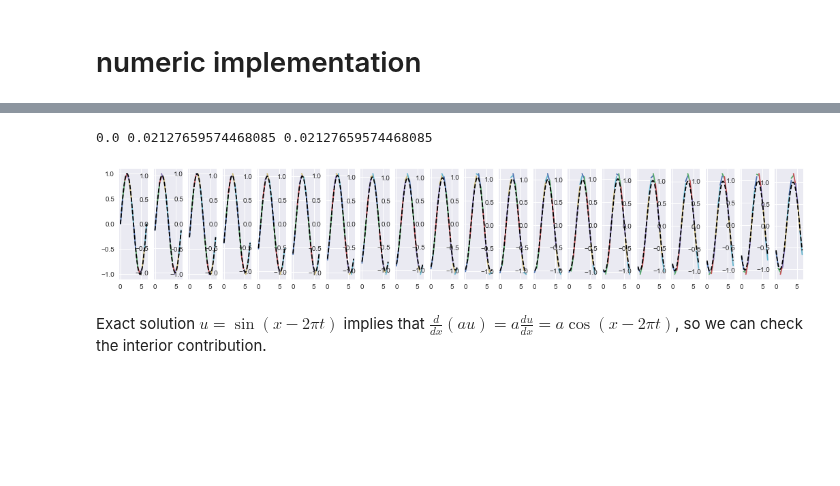
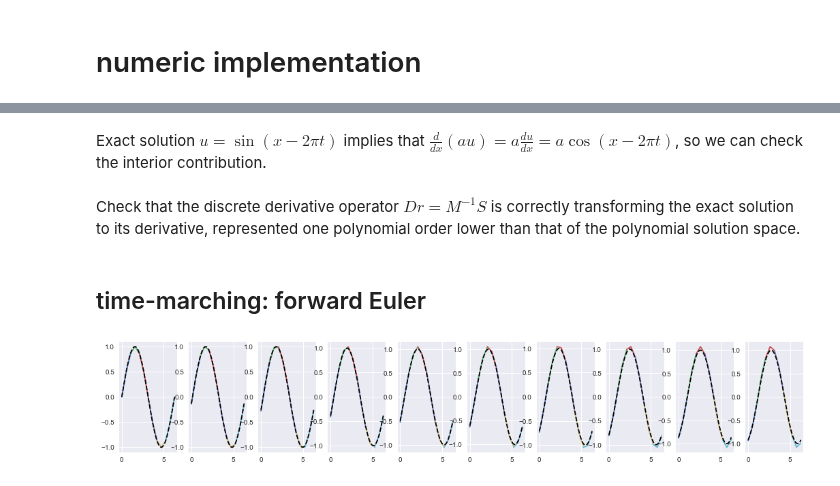
Before and after one commit to CorbinFoucart/FEMexperiment, a Jupyter notebook: codes/tutorial/1D_app_DG_linear_advection.ipynb, the cells around one changed output, grey strips where cells are left out. Saved outputs shown, nothing was run; the diff lists cells and outputs as text; code cells hidden in the pictures; blank space fills up the shorter version.

Commit message:
animated plots in 1D_linear_advection_app

```diff
--- a/codes/tutorial/1D_app_DG_linear_advection.ipynb
+++ b/codes/tutorial/1D_app_DG_linear_advection.ipynb
@@ -112,0 +95,11 @@ rk4c = np.array([
+# %%
+p = 2
+n_elm = 6
+mesh = MSH.Mesh1D(P=np.linspace(0, 2*π, n_elm+1))
+master = M1D.Master1D(p=p)
+dofh = DOFH.DG_DOFHandler1D(mesh, master)
+
+# temporary adapter to mesh
+mapdgn = np.zeros((dofh.dgnodes.shape[0], 1, dofh.dgnodes.shape[1]))
+mapdgn[:,0,:] = dofh.dgnodes
+_map = MAP.Isoparametric_Mapping(master=[master], dgnodes=[mapdgn], map_nodes='NODAL')
@@ -121,0 +119,14 @@ def plot_solution(ax, u, dofh):
+# %%
+u0 = np.sin(dofh.dgnodes)
+xx = np.linspace(0, 2*π, 100)
+fig = plt.figure(figsize=(10,3))
+
+ax = fig.add_subplot(1, 2, 1)
+ax = plot_solution(ax, u0, dofh)
+ax.plot(xx, np.sin(xx - 2*π*0), 'k--')
+
+ax = fig.add_subplot(1, 2, 2)
+dudx =  np.dot(1./_map._detJ[0][0,0]*master.Minv, np.dot(master.S, u0))
+ax = plot_solution(ax, dudx, dofh)
+ax.plot(xx, np.cos(xx - 2*π*0), 'k--')
+plt.show()
@@ -155,7 +170,7 @@ def advect_rhs_1D(u, t, a, master, _map, dofh, flux_fn, gD, normals):
     elm_edge_flux *= normals
 
     # don't need to scale faces
-    edge_int = 1./detJ * np.dot(Minv, np.dot(L, elm_edge_flux))
+    edge_int = -1./detJ * np.dot(Minv, np.dot(L, elm_edge_flux))
     int_int = a * Jinv * np.dot(Minv, np.dot(S.T, u))
-    RHS = int_int - edge_int
+    RHS = int_int + edge_int
     return RHS
@@ -177,3 +177,9 @@ set up the problem
+# %% [markdown]
+Exact solution $u = \sin(x - 2\pi t)$ implies that $\frac{d}{dx}(au) = a\frac{du}{dx} = a\cos(x - 2\pi t)$, so we can check the interior contribution.
+# %% [markdown]
+Check that the discrete derivative operator $Dr = M^{-1} S$ is correctly transforming the exact solution to its derivative, represented one polynomial order lower than that of the polynomial solution space.
+# %% [markdown]
+## time-marching: forward Euler
 # %%
 # final time
 T = 1
@@ -218,21 +224,17 @@ for tstep in range(steps):
     # update time step
     solution[tstep+1, :,:] = u
 # %%
-Nplots = 20
+Nplots = 10
 xx = np.linspace(0, 2*π, 100)
 
 times = np.linspace(0, T, steps)
-print(times[0], times[1], Δt)
 assert np.isclose(times[1]-times[0], Δt)
 
 fig = plt.figure(figsize=(18,3))
 for i in range(Nplots):
     u = solution[i,:,:]
     ax = fig.add_subplot(1, Nplots, i+1)
     ax = plot_solution(ax, u, dofh)
     ax.plot(xx, np.sin(xx - 2*π*times[i]), 'k--')
 # %% [output]
-0.0 0.02127659574468085 0.02127659574468085
-[figure, old version]
+[figure, new version]
-# %% [markdown]
-Exact solution $u = \sin(x - 2\pi t)$ implies that $\frac{d}{dx}(au) = a\frac{du}{dx} = a\cos(x - 2\pi t)$, so we can check the interior contribution.
```
Also changed, not shown: parts of 23 cells of this notebook.
